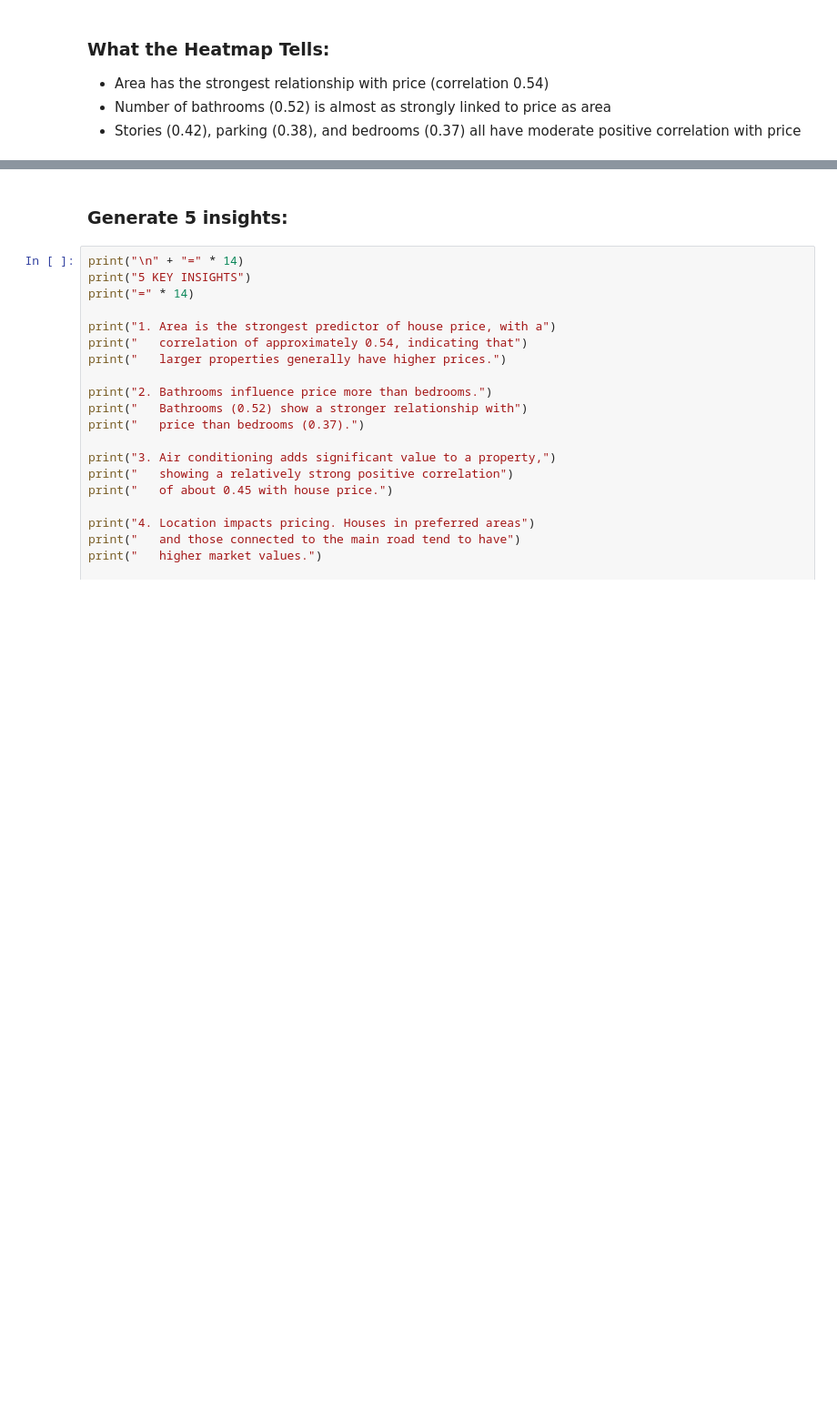
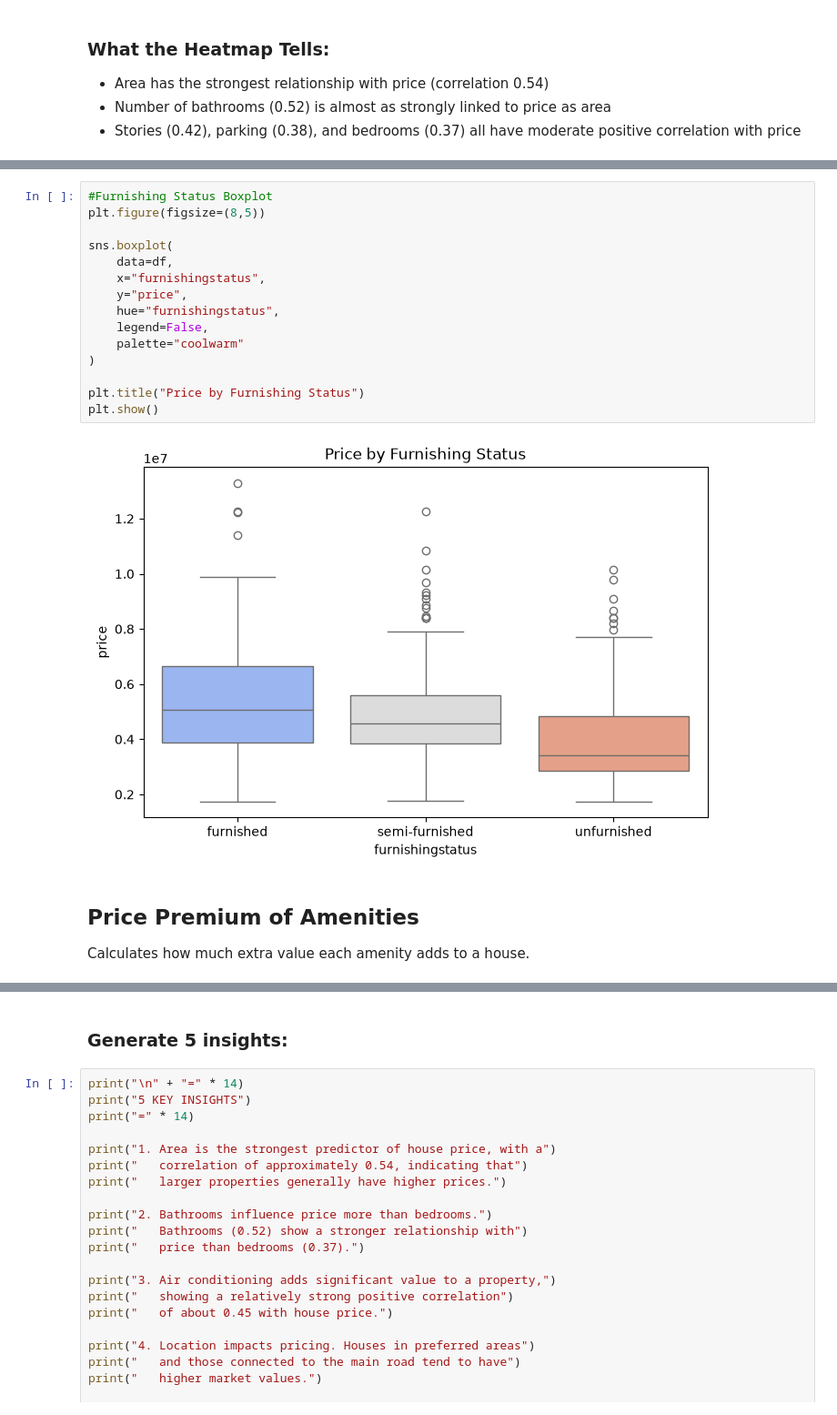
Before and after one commit to dinakaranthiru/AI-Engineer-12-Weeks, a Jupyter notebook: Week3_Task/EDA_Task_3.ipynb, the cells around one changed output, grey strips where cells are left out. Shown at 91% size. Saved outputs shown, nothing was run; the diff lists cells and outputs as text; blank space fills up the shorter version.

```diff
--- a/Week3_Task/EDA_Task_3.ipynb
+++ b/Week3_Task/EDA_Task_3.ipynb
@@ -118,0 +165,21 @@ plt.show()
+# %%
+#Furnishing Status Boxplot
+plt.figure(figsize=(8,5))
+
+sns.boxplot(
+    data=df,
+    x="furnishingstatus",
+    y="price",
+    hue="furnishingstatus",
+    legend=False,
+    palette="coolwarm"
+)
+
+plt.title("Price by Furnishing Status")
+plt.show()
+# %% [output]
+[figure, added]
+# %% [markdown]
+## Price Premium of Amenities
+
+Calculates how much extra value each amenity adds to a house.
```
Also changed, not shown: parts of 8 cells of this notebook.
